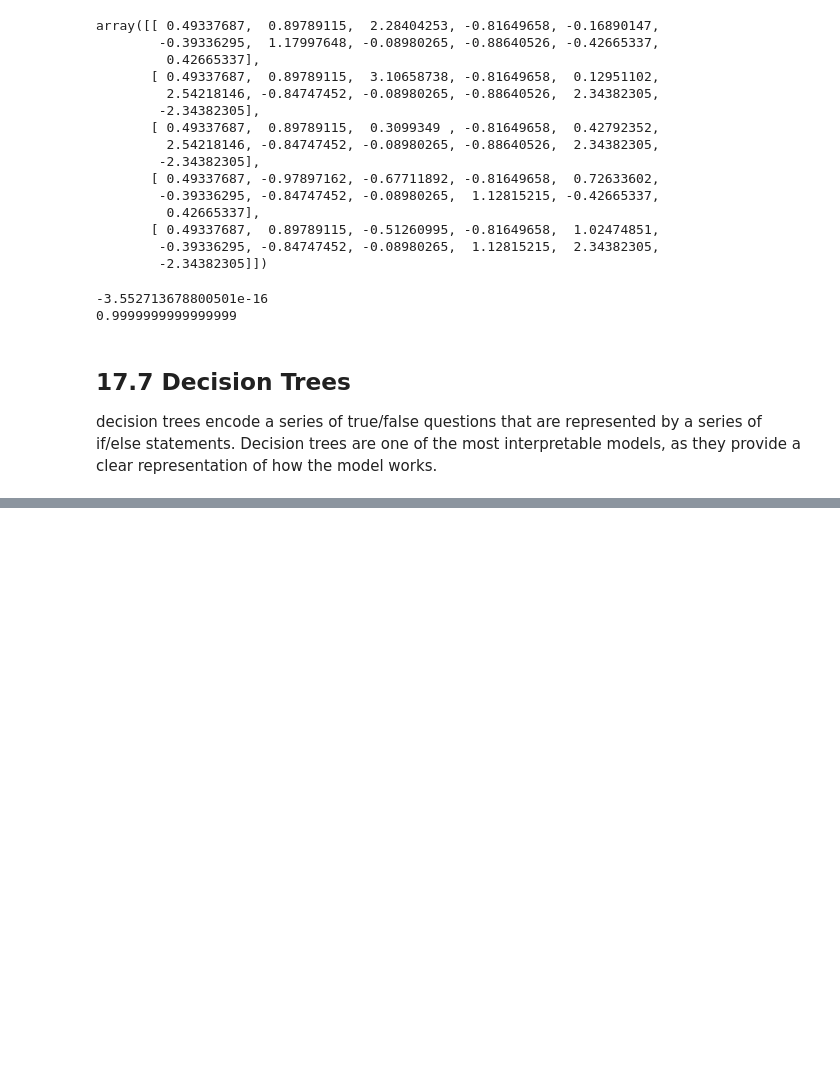
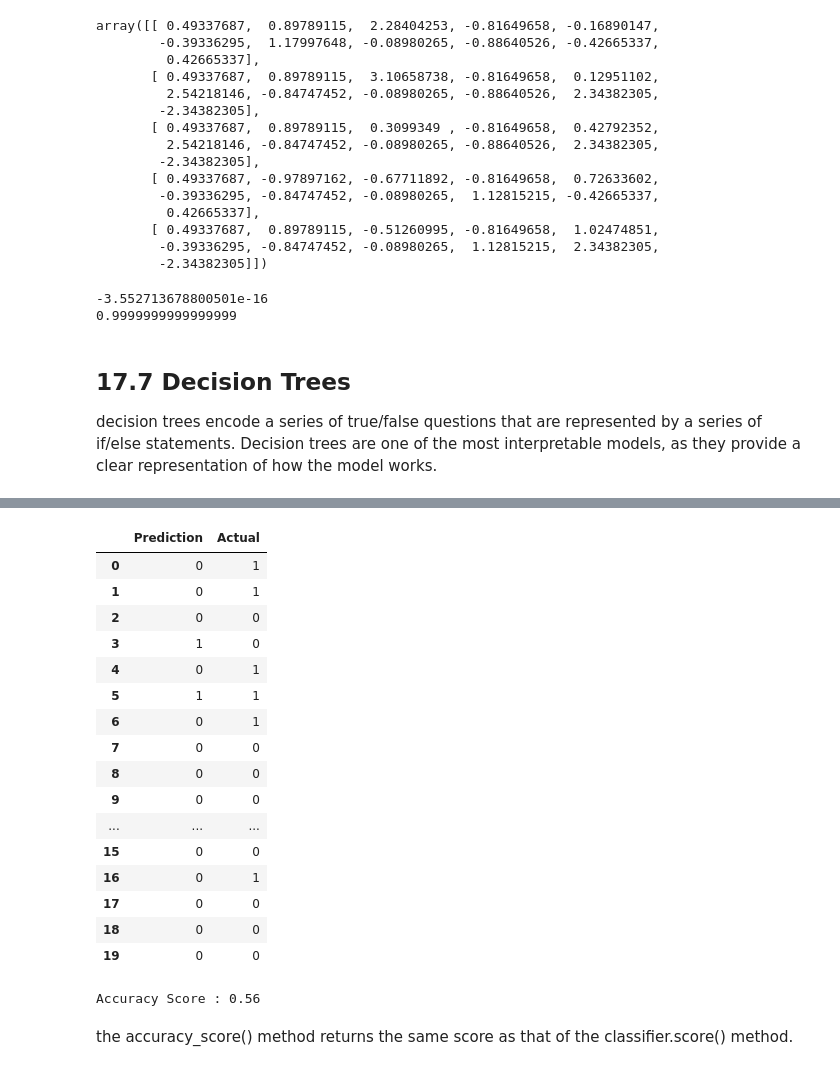
Before and after one commit to sbaik97/Supervised_Machine_Learning, a Jupyter notebook: Practice/17 Supervised ML practice.ipynb, the cells around one changed output, grey strips where cells are left out. Cells and saved outputs as stored; diff of their text form; code cells hidden in the pictures; blank space fills up the shorter version.

```diff
--- a/Practice/17 Supervised ML practice.ipynb
+++ b/Practice/17 Supervised ML practice.ipynb
@@ -733,0 +1081,27 @@ decision trees encode a series of true/false questions that are represented by a
+# %%
+# a for loop is used to identify the learning rate that yields the best performance.
+from sklearn.ensemble import GradientBoostingClassifier
+
+# Create a classifier object
+learning_rates = [0.05, 0.1, 0.25, 0.5, 0.75, 1]
+for learning_rate in learning_rates:
+    classifier = GradientBoostingClassifier(n_estimators=20,
+                                            learning_rate=learning_rate,
+                                            max_features=5,
+                                            max_depth=3,
+                                            random_state=0)
+
+    # Fit the model
+    classifier.fit(X_train_scaled, y_train)
+    print("Learning rate: ", learning_rate)
+
+    # Score the model using classifier.score() , which yields the same result with Scikit-learn's accuracy_score module.
+    print("Accuracy score (training): {0:.3f}".format(
+        classifier.score(
+            X_train_scaled,
+            y_train)))
+    print("Accuracy score (validation): {0:.3f}".format(
+        classifier.score(
+            X_test_scaled,
+            y_test)))
+    print()
@@ -733,0 +1126,44 @@ decision trees encode a series of true/false questions that are represented by a
+# %%
+# learning_rate value obtained from the for loop, we instantiate a model, train it, then create predictions.
+# Choose a learning rate and create classifier
+classifier = GradientBoostingClassifier(n_estimators=20,
+                                        learning_rate=0.5,
+                                        max_features=5,
+                                        max_depth=3,
+                                        random_state=0)
+
+# Fit the model
+classifier.fit(X_train_scaled, y_train)
+
+# Make Prediction
+predictions = classifier.predict(X_test_scaled)
+pd.DataFrame({"Prediction": predictions, "Actual": y_test}).head(20)
+# %% [output]
+|  | Prediction | Actual |
+| 0 | 0 | 1 |
+| 1 | 0 | 1 |
+| 2 | 0 | 0 |
+| 3 | 1 | 0 |
+| 4 | 0 | 1 |
+| 5 | 1 | 1 |
+| 6 | 0 | 1 |
+| 7 | 0 | 0 |
+| 8 | 0 | 0 |
+| 9 | 0 | 0 |
+| ... | ... | ... |
+| 15 | 0 | 0 |
+| 16 | 0 | 1 |
+| 17 | 0 | 0 |
+| 18 | 0 | 0 |
+| 19 | 0 | 0 |
+# %%
+# assess the model's performance
+from sklearn.metrics import confusion_matrix
+from sklearn.metrics import accuracy_score
+from sklearn.metrics import classification_report
+acc_score = accuracy_score(y_test, predictions)
+print(f"Accuracy Score : {acc_score}")
+# %% [output]
+Accuracy Score : 0.56
+# %% [markdown]
+the accuracy_score() method returns the same score as that of the classifier.score() method.
```
Also changed, not shown: parts of 70 cells of this notebook, 21 other files.
